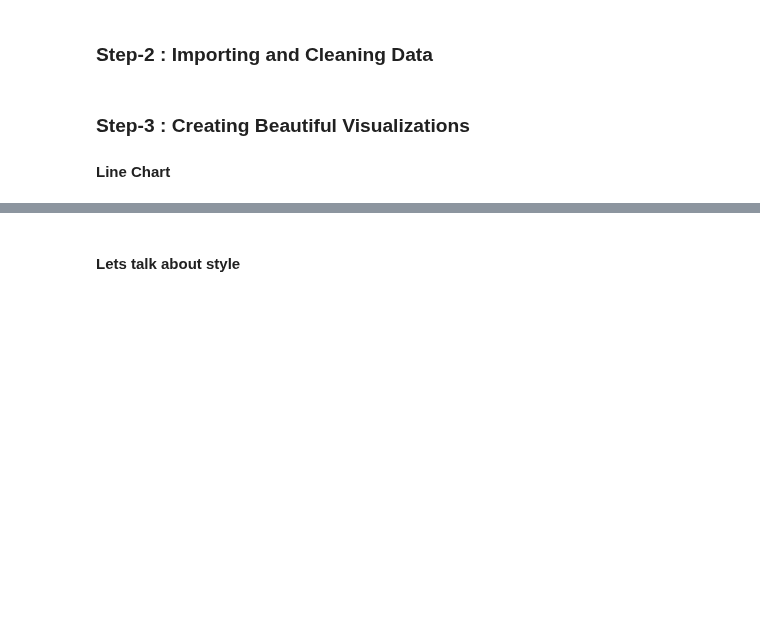
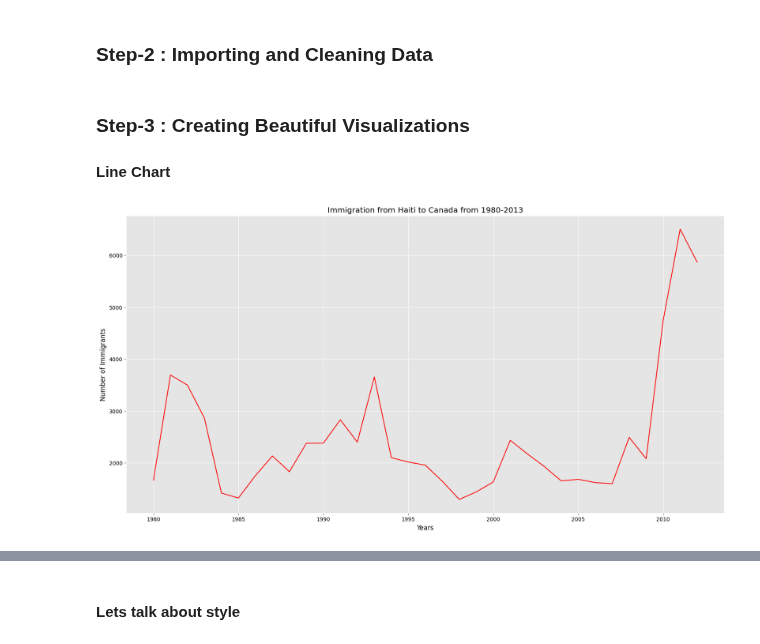
Before and after one commit to e3la/DataVisualizationPython, a Jupyter notebook: DataVisualizationPython.ipynb, the cells around one changed output, grey strips where cells are left out. Cells and saved outputs as stored; diff of their text form; code cells hidden in the pictures; blank space fills up the shorter version.

```diff
--- a/DataVisualizationPython.ipynb
+++ b/DataVisualizationPython.ipynb
@@ -27,11 +25,37 @@ SyntaxError: ignored
 ### Step-2 : Importing and Cleaning Data
 # %%
 #import and clean data, remember path is data/Canada.xlsx
+
+
+df = pd.read_excel('https://github.com/e3la/DataVisualizationPython/raw/main/Data/Canada.xlsx',1, skiprows = range(20), skipfooter = 2)
+
+df.drop(['AREA','REG','DEV','Type','Coverage','DevName'], axis=1, inplace=True)
+df.rename(columns = {'OdName':'country','AreaName':'continent','RegName':'region'}, inplace = True)
+df['total'] = df.sum(axis = 1)
+df = df.set_index('country')
+df.rename(index = {'United Kingdom of Great Britain and Northern Ireland':'UK & Ireland'}, inplace = True)
+df.columns = df.columns.astype(str)
+# Useful for upcoming visualizations
+years = list(map(str, range(1980,2013)))
 # %% [markdown]
 ### Step-3 : Creating Beautiful Visualizations
 
 #### Line Chart
 # %%
 # Single line chart
+
+# Single line chart
+
+fig1 = df.loc['Haiti', years].plot(kind = 'line', color = 'r')
+plt.title('Immigration from Haiti to Canada from 1980-2013',color = 'black')
+plt.xlabel('Years',color = 'black')
+plt.ylabel('Number of Immigrants',color = 'black')
+plt.xticks(color = 'black')
+plt.yticks(color = 'black')
+plt.savefig('linechart_single.png')
+
+plt.show()
+# %% [output]
+[figure, added]
 # %%
 # Multiple Line chart
```
Also changed, not shown: parts of 3 cells of this notebook.
